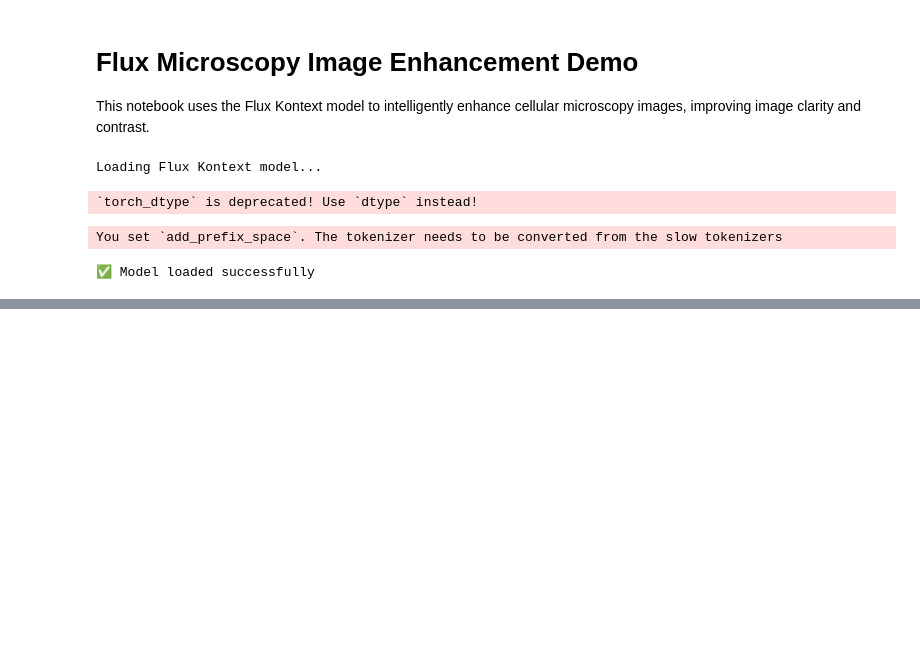
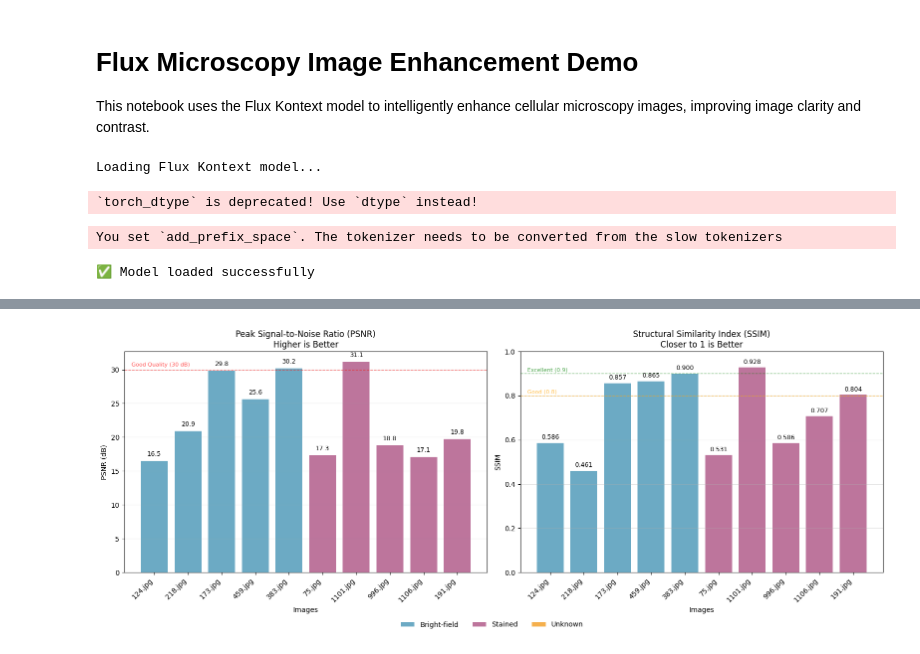
Before and after one commit to yichuan-huang/flux-cell-enhance, a Jupyter notebook: flux_enhance_demo.ipynb, the cells around one changed output, grey strips where cells are left out. Saved outputs shown, nothing was run; the diff lists cells and outputs as text; code cells hidden in the pictures; blank space fills up the shorter version.

Commit message:
Add PSNR and SSIM test code

```diff
--- a/flux_enhance_demo.ipynb
+++ b/flux_enhance_demo.ipynb
@@ -213,0 +325,91 @@ else:
+# %%
+# Visualize PSNR and SSIM metrics
+
+if not results:
+    print("⚠️ No processing results found, please run the image enhancement cell above first")
+else:
+    # Extract metrics data
+    labels = []
+    psnr_values = []
+    ssim_values = []
+    colors = []
+
+    for orig, enhanced, label, image_type in results:
+        psnr, ssim = calculate_psnr_ssim(orig, enhanced)
+        labels.append(f"{os.path.basename(label)}")
+        psnr_values.append(psnr)
+        ssim_values.append(ssim)
+
+        # Color coding by image type
+        if image_type == "Bright-field":
+            colors.append('#2E86AB')  # Blue for bright-field
+        elif image_type == "Stained":
+            colors.append('#A23B72')  # Purple for stained
+        else:
+            colors.append('#F18F01')  # Orange for unknown
+
+    # Create subplots
+    fig, (ax1, ax2) = plt.subplots(1, 2, figsize=(16, 6))
+
+    # PSNR chart
+    bars1 = ax1.bar(range(len(labels)), psnr_values, color=colors, alpha=0.7)
+    ax1.set_xlabel('Images')
+    ax1.set_ylabel('PSNR (dB)')
+    ax1.set_title('Peak Signal-to-Noise Ratio (PSNR)\nHigher is Better')
+    ax1.set_xticks(range(len(labels)))
+    ax1.set_xticklabels(labels, rotation=45, ha='right')
+    ax1.grid(axis='y', alpha=0.3)
+
+    # Add PSNR value labels on bars
+    for i, (bar, value) in enumerate(zip(bars1, psnr_values)):
+        ax1.text(bar.get_x() + bar.get_width()/2, bar.get_height() + 0.5,
+                f'{value:.1f}', ha='center', va='bottom', fontsize=9)
+
+    # Add reference lines for PSNR
+    ax1.axhline(y=30, color='red', linestyle='--', alpha=0.5, linewidth=1)
+    ax1.text(0.02, 30.5, 'Good Quality (30 dB)', transform=ax1.get_yaxis_transform(),
+             fontsize=8, color='red', alpha=0.7)
+
+    # SSIM chart
+    bars2 = ax2.bar(range(len(labels)), ssim_values, color=colors, alpha=0.7)
+    ax2.set_xlabel('Images')
+    ax2.set_ylabel('SSIM')
+    ax2.set_title('Structural Similarity Index (SSIM)\nCloser to 1 is Better')
+    ax2.set_xticks(range(len(labels)))
+    ax2.set_xticklabels(labels, rotation=45, ha='right')
+    ax2.set_ylim([0, 1])
+    ax2.grid(axis='y', alpha=0.3)
+
+    # Add SSIM value labels on bars
+    for i, (bar, value) in enumerate(zip(bars2, ssim_values)):
+        ax2.text(bar.get_x() + bar.get_width()/2, bar.get_height() + 0.01,
+                f'{value:.3f}', ha='center', va='bottom', fontsize=9)
+
+    # Add reference lines for SSIM
+    ax2.axhline(y=0.9, color='green', linestyle='--', alpha=0.5, linewidth=1)
+    ax2.axhline(y=0.8, color='orange', linestyle='--', alpha=0.5, linewidth=1)
+    ax2.text(0.02, 0.91, 'Excellent (0.9)', transform=ax2.get_yaxis_transform(),
+             fontsize=8, color='green', alpha=0.7)
+    ax2.text(0.02, 0.81, 'Good (0.8)', transform=ax2.get_yaxis_transform(),
+             fontsize=8, color='orange', alpha=0.7)
+
+    plt.tight_layout()
+
+    # Add legend
+    from matplotlib.patches import Patch
+    legend_elements = [Patch(facecolor='#2E86AB', alpha=0.7, label='Bright-field'),
+                      Patch(facecolor='#A23B72', alpha=0.7, label='Stained'),
+                      Patch(facecolor='#F18F01', alpha=0.7, label='Unknown')]
+    fig.legend(handles=legend_elements, loc='upper center', bbox_to_anchor=(0.5, 0.02),
+               ncol=3, frameon=False)
+
+    plt.show()
+
+    print(f"📊 Metrics visualization completed for {len(results)} images")
+
+    # Summary statistics
+    print(f"\n📈 Summary Statistics:")
+    print(f"PSNR: Mean={np.mean(psnr_values):.2f}±{np.std(psnr_values):.2f} dB, Range=[{min(psnr_values):.2f}, {max(psnr_values):.2f}]")
+    print(f"SSIM: Mean={np.mean(ssim_values):.3f}±{np.std(ssim_values):.3f}, Range=[{min(ssim_values):.3f}, {max(ssim_values):.3f}]")
+# %% [output]
+[figure, added]
```
Also changed, not shown: parts of 5 cells of this notebook.
